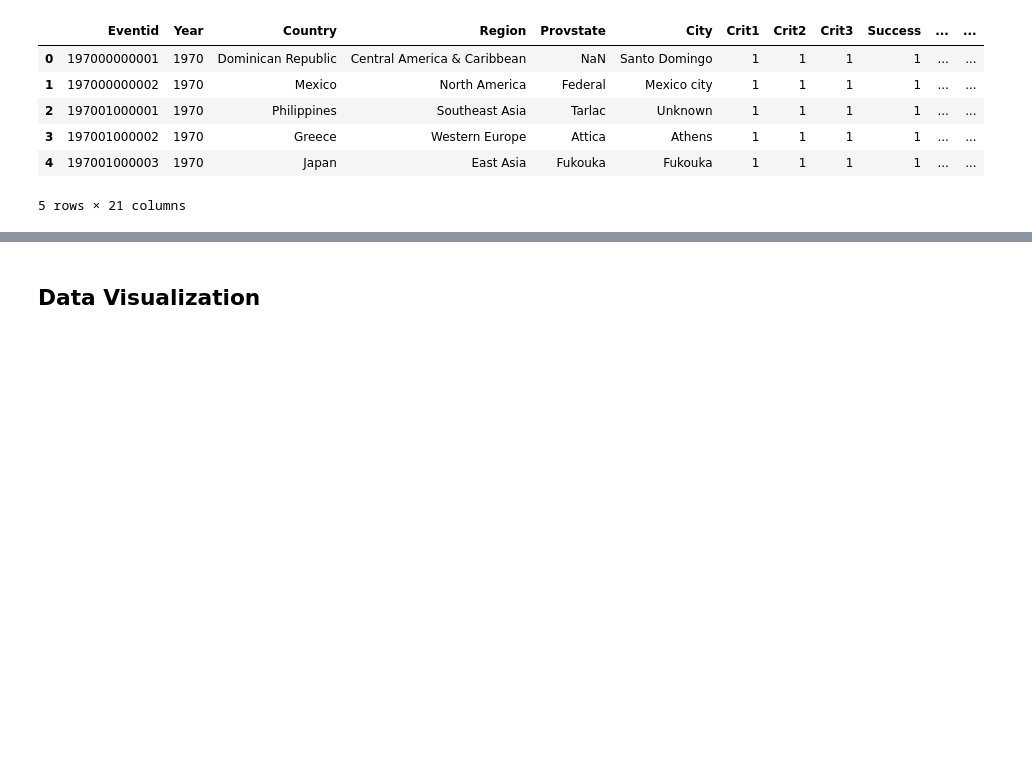
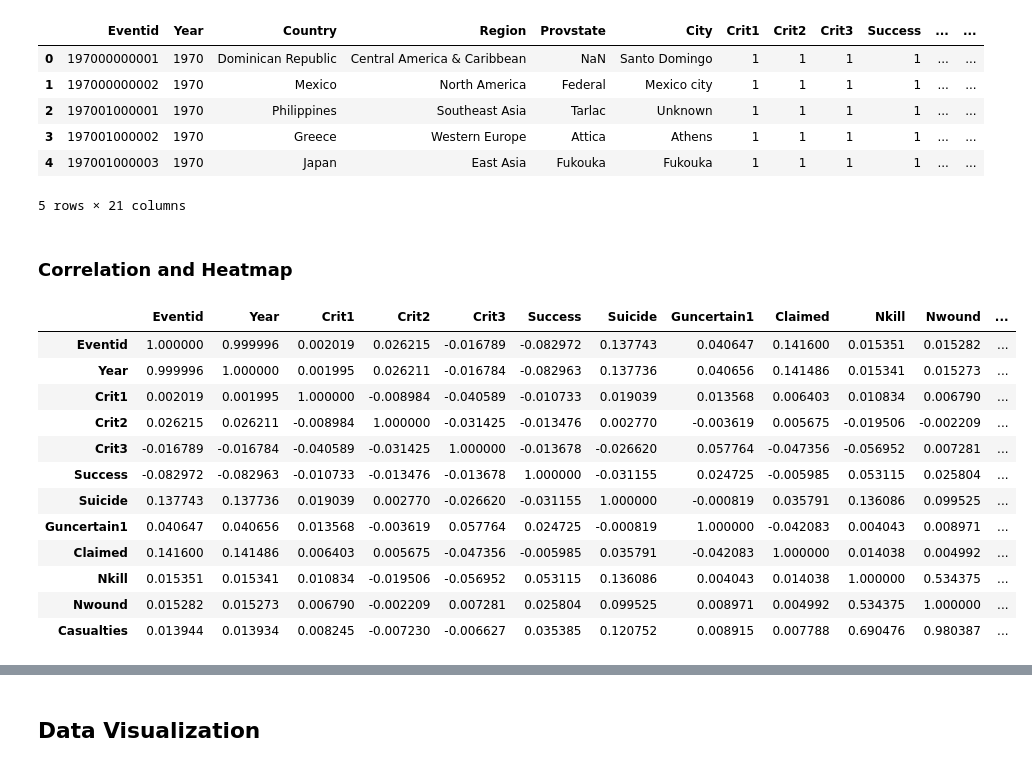
Before and after one commit to shubhang239/The-Sparks-Foundation, a Jupyter notebook: Task - 3 EDA Terrorism.ipynb, the cells around one changed output, grey strips where cells are left out. Cells and saved outputs as stored; diff of their text form; code cells hidden in the pictures; blank space fills up the shorter version.

```diff
--- a/Task - 3 EDA Terrorism.ipynb
+++ b/Task - 3 EDA Terrorism.ipynb
@@ -232,3 +232,21 @@ See the caveats in the documentation: https://pandas.pydata.org/pandas-docs/stab
 | 3 | 197001000002 | 1970 | Greece | Western Europe | Attica | Athens | 1 | 1 | 1 | 1 | ... | ... |
 | 4 | 197001000003 | 1970 | Japan | East Asia | Fukouka | Fukouka | 1 | 1 | 1 | 1 | ... | ... |
 5 rows × 21 columns
+# %% [markdown]
+### Correlation and Heatmap
+# %%
+df3.corr()
+# %% [output]
+|  | Eventid | Year | Crit1 | Crit2 | Crit3 | Success | Suicide | Guncertain1 | Claimed | Nkill | Nwound | ... |
+| Eventid | 1.000000 | 0.999996 | 0.002019 | 0.026215 | -0.016789 | -0.082972 | 0.137743 | 0.040647 | 0.141600 | 0.015351 | 0.015282 | ... |
+| Year | 0.999996 | 1.000000 | 0.001995 | 0.026211 | -0.016784 | -0.082963 | 0.137736 | 0.040656 | 0.141486 | 0.015341 | 0.015273 | ... |
+| Crit1 | 0.002019 | 0.001995 | 1.000000 | -0.008984 | -0.040589 | -0.010733 | 0.019039 | 0.013568 | 0.006403 | 0.010834 | 0.006790 | ... |
+| Crit2 | 0.026215 | 0.026211 | -0.008984 | 1.000000 | -0.031425 | -0.013476 | 0.002770 | -0.003619 | 0.005675 | -0.019506 | -0.002209 | ... |
+| Crit3 | -0.016789 | -0.016784 | -0.040589 | -0.031425 | 1.000000 | -0.013678 | -0.026620 | 0.057764 | -0.047356 | -0.056952 | 0.007281 | ... |
+| Success | -0.082972 | -0.082963 | -0.010733 | -0.013476 | -0.013678 | 1.000000 | -0.031155 | 0.024725 | -0.005985 | 0.053115 | 0.025804 | ... |
+| Suicide | 0.137743 | 0.137736 | 0.019039 | 0.002770 | -0.026620 | -0.031155 | 1.000000 | -0.000819 | 0.035791 | 0.136086 | 0.099525 | ... |
+| Guncertain1 | 0.040647 | 0.040656 | 0.013568 | -0.003619 | 0.057764 | 0.024725 | -0.000819 | 1.000000 | -0.042083 | 0.004043 | 0.008971 | ... |
+| Claimed | 0.141600 | 0.141486 | 0.006403 | 0.005675 | -0.047356 | -0.005985 | 0.035791 | -0.042083 | 1.000000 | 0.014038 | 0.004992 | ... |
+| Nkill | 0.015351 | 0.015341 | 0.010834 | -0.019506 | -0.056952 | 0.053115 | 0.136086 | 0.004043 | 0.014038 | 1.000000 | 0.534375 | ... |
+| Nwound | 0.015282 | 0.015273 | 0.006790 | -0.002209 | 0.007281 | 0.025804 | 0.099525 | 0.008971 | 0.004992 | 0.534375 | 1.000000 | ... |
+| Casualties | 0.013944 | 0.013934 | 0.008245 | -0.007230 | -0.006627 | 0.035385 | 0.120752 | 0.008915 | 0.007788 | 0.690476 | 0.980387 | ... |
```
Also changed, not shown: parts of 1 cell of this notebook.
